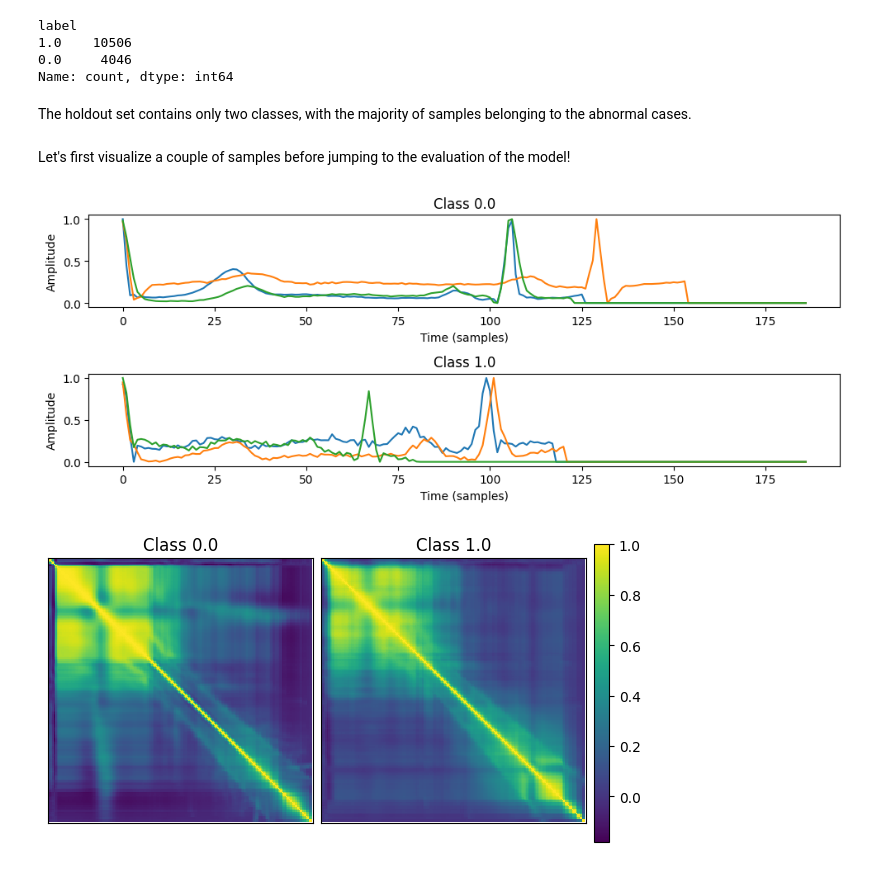
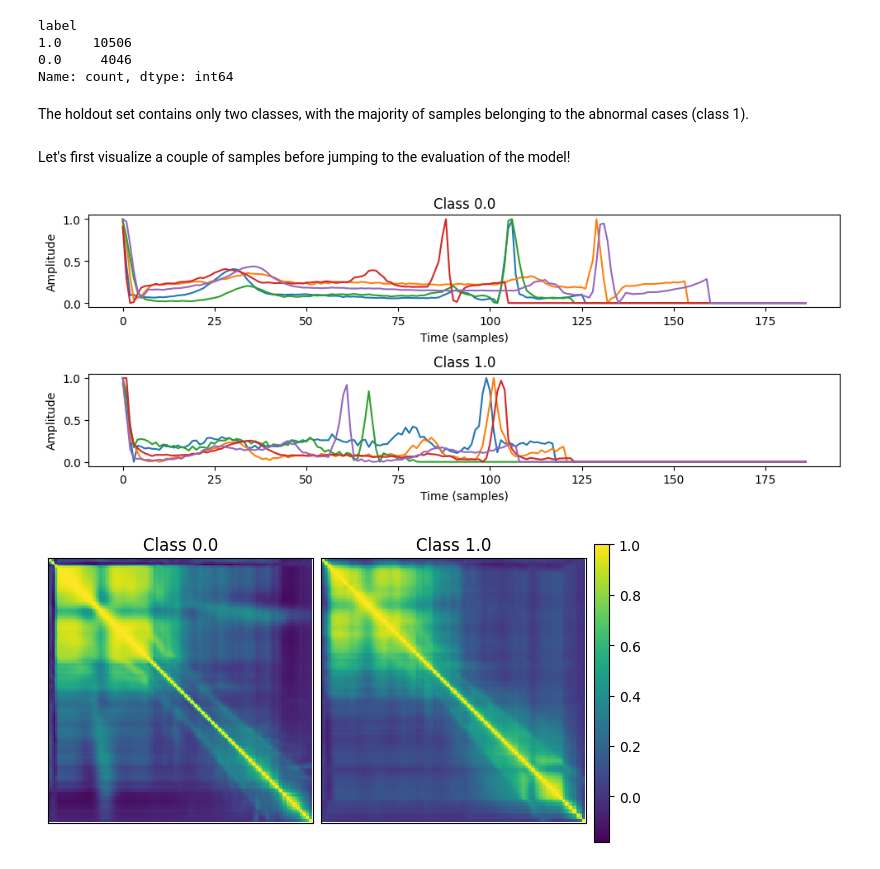
Before and after one commit to AlirezaAhadipour/ECG_Heartbeat_Classification, a Jupyter notebook: notebooks/ECG_Classification.ipynb, the cells around one changed output. Cells and saved outputs as stored; diff of their text form; code cells hidden in the pictures.

```diff
--- a/notebooks/ECG_Classification.ipynb
+++ b/notebooks/ECG_Classification.ipynb
@@ -764,28 +757,28 @@ label
 0.0     4046
 Name: count, dtype: int64
 # %% [markdown]
-The holdout set contains only two classes, with the majority of samples belonging to the abnormal cases.
+The holdout set contains only two classes, with the majority of samples belonging to the abnormal cases (class 1).
 # %% [markdown]
 Let's first visualize a couple of samples before jumping to the evaluation of the model!
 # %%
 classes = df_holdout['label'].unique()
 num_classes = len(classes)
 
 fig, axes = plt.subplots(nrows=num_classes, ncols=1, figsize=(10, 2*num_classes))
 
 for i, label in enumerate(classes):
-    samples = df_holdout[df_holdout['label'] == label].sample(3).iloc[:, :-1]
+    samples = df_holdout[df_holdout['label'] == label].sample(5).iloc[:, :-1]
 
     for sample in samples.values:
         axes[i].plot(sample)
 
     axes[i].set_title(f"Class {label}")
     axes[i].set_xlabel('Time (samples)')
     axes[i].set_ylabel('Amplitude')
 
 plt.tight_layout()
 # %% [output]
-[figure, old version]
+[figure, new version]
 # %%
 ## feature correlation
 classes = df_holdout['label'].unique()
```
Also changed, not shown: parts of 15 cells of this notebook.
